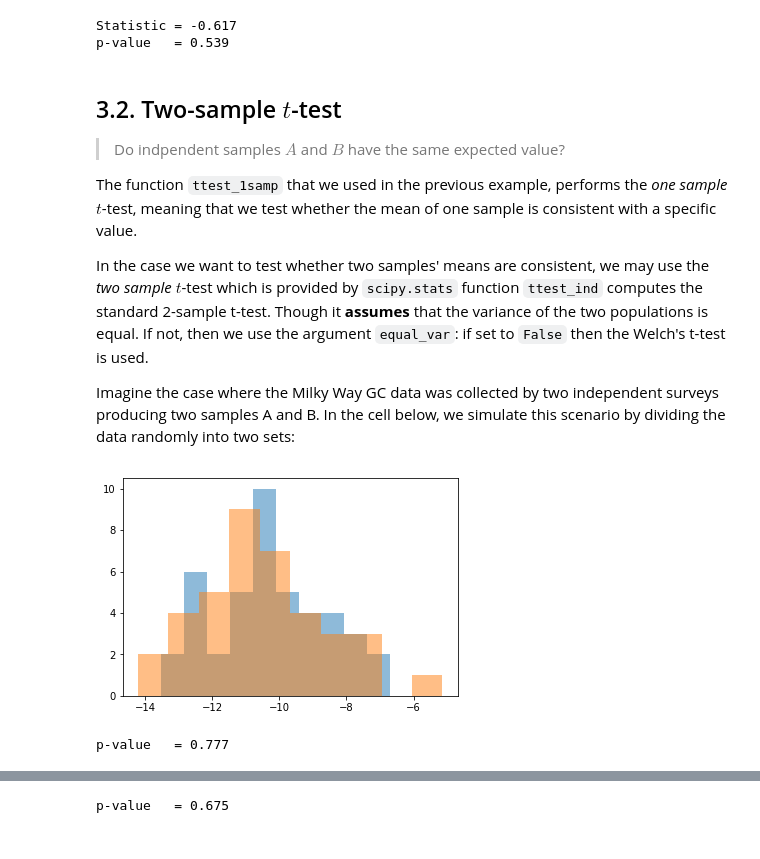
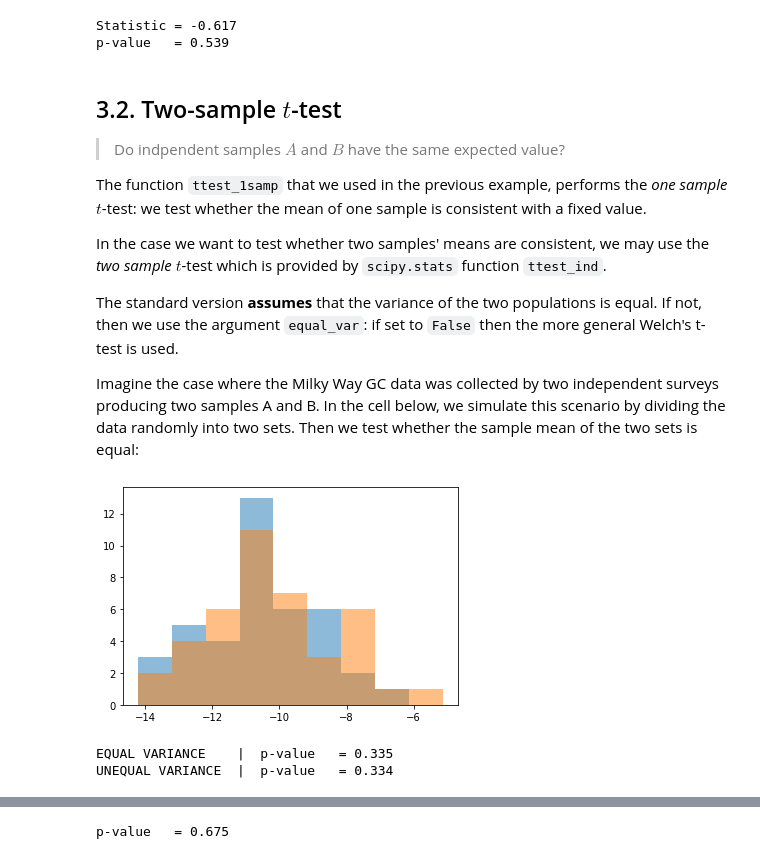
Before and after one commit to astrostatistics-in-crete/2019_summer_school, a Jupyter notebook: Hypothesis/hypothesis_S.ipynb, the cells around one changed output, grey strips where cells are left out. Saved outputs shown, nothing was run; the diff lists cells and outputs as text; code cells hidden in the pictures.

```diff
--- a/Hypothesis/hypothesis_S.ipynb
+++ b/Hypothesis/hypothesis_S.ipynb
@@ -293,27 +319,32 @@ p-value   = 0.539
 
 > Do indpendent samples $A$ and $B$ have the same expected value?
 
-The function `ttest_1samp` that we used in the previous example, performs the *one sample* $t$-test, meaning that we test whether the mean of one sample is consistent with a specific value.
+The function `ttest_1samp` that we used in the previous example, performs the *one sample* $t$-test: we test whether the mean of one sample is consistent with a fixed value.
 
-In the case we want to test whether two samples' means are consistent, we may use the *two sample* $t$-test which is provided by `scipy.stats` function `ttest_ind` computes the standard 2-sample t-test. Though it **assumes** that the variance of the two populations is equal. If not, then we use the argument `equal_var`: if set to `False` then the Welch's t-test is used.
+In the case we want to test whether two samples' means are consistent, we may use the *two sample* $t$-test which is provided by `scipy.stats` function `ttest_ind`.
 
-Imagine the case where the Milky Way GC data was collected by two independent surveys producing two samples A and B. In the cell below, we simulate this scenario by dividing the data randomly into two sets:
+The standard version **assumes** that the variance of the two populations is equal. If not, then we use the argument `equal_var`: if set to `False` then the more general Welch's t-test is used.
+
+Imagine the case where the Milky Way GC data was collected by two independent surveys producing two samples A and B. In the cell below, we simulate this scenario by dividing the data randomly into two sets. Then we test whether the sample mean of the two sets is equal:
 # %%
 # split the Milky Way sample randomly into two sets
 half = np.random.rand(N_MWG) < 0.5
 sample_A = absolute_MWG[half]
 sample_B = absolute_MWG[~half]
 
 # show the histograms
 plt.figure()
-plt.hist(sample_A, bins=10, alpha=0.5)
-plt.hist(sample_B, bins=10, alpha=0.5)
+bins = np.linspace(min(absolute_MWG), max(absolute_MWG), 10)
+plt.hist(sample_A, bins=bins, alpha=0.5)
+plt.hist(sample_B, bins=bins, alpha=0.5)
 plt.show()
 
-
-equal_variances = True
-statistic, pvalue = st.ttest_ind(sample_A, sample_B, equal_var=equal_variances)
-print("p-value   = {:.3g}".format(pvalue))
+# perform the test
+statistic, pvalue = st.ttest_ind(sample_A, sample_B, equal_var=True)
+print("EQUAL VARIANCE    |  p-value   = {:.3g}".format(pvalue))
+statistic, pvalue = st.ttest_ind(sample_A, sample_B, equal_var=False)
+print("UNEQUAL VARIANCE  |  p-value   = {:.3g}".format(pvalue))
 # %% [output]
-[figure, old version]
+[figure, new version]
-p-value   = 0.777
+EQUAL VARIANCE    |  p-value   = 0.335
+UNEQUAL VARIANCE  |  p-value   = 0.334
```
Also changed, not shown: parts of 17 cells of this notebook, 2 other files.
